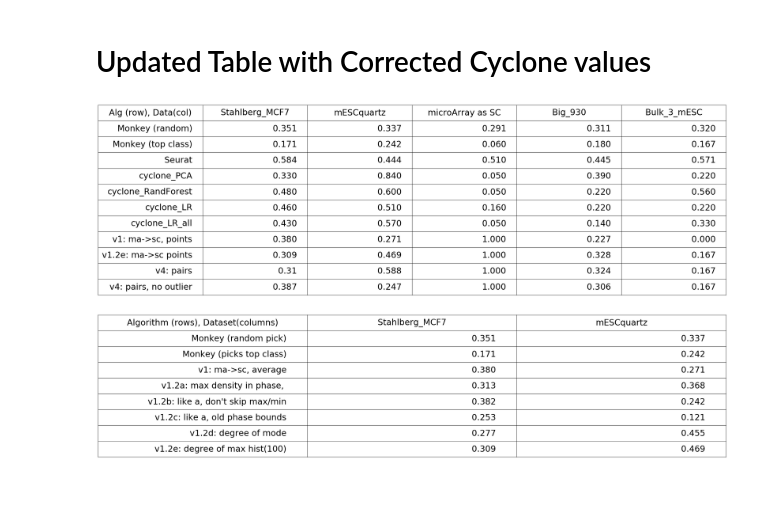
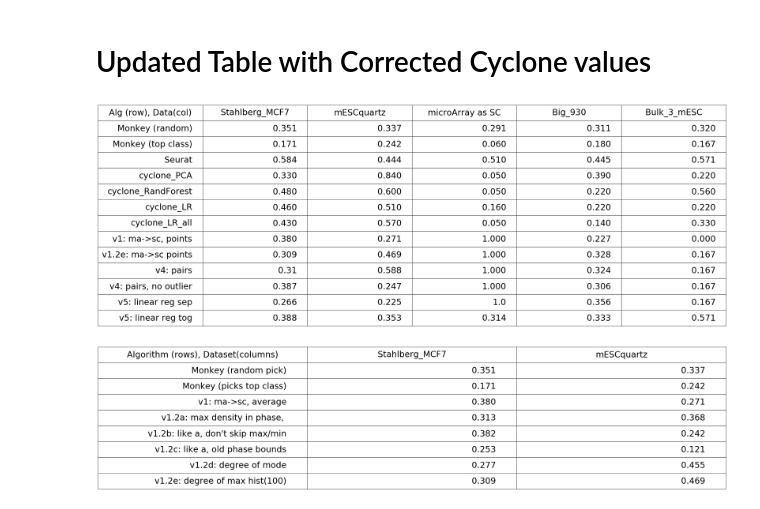
Before and after one commit to ayurovsky/cell_cycle, a Jupyter notebook: Micro-Array-Get-Discriminating-Pairs-November.ipynb, the cells around one changed output. Drawn from its saved outputs; the diff is of its cells as text; code cells hidden in the pictures.

```diff
--- a/Micro-Array-Get-Discriminating-Pairs-November.ipynb
+++ b/Micro-Array-Get-Discriminating-Pairs-November.ipynb
@@ -812,34 +812,40 @@ big_comparison_data.append(["Monkey (top class)", "0.171", "0.242", "0.060", "0.
 big_comparison_data.append(["Seurat", "0.584", "0.444", "0.510", "0.445", "0.571"]) # from EndSeptember notebook
 big_comparison_data.append(["cyclone_PCA", "0.330", "0.840", "0.050", "0.390", "0.220"]) # from code, on my laptop, prep in this (November) notebook
 big_comparison_data.append(["cyclone_RandForest", "0.480", "0.600", "0.050", "0.220", "0.560"])
 big_comparison_data.append(["cyclone_LR", "0.460", "0.510", "0.160", "0.220", "0.220"])
 big_comparison_data.append(["cyclone_LR_all", "0.430", "0.570", "0.050", "0.140", "0.330"])
 # micro-array as sc with GTEX Leg TPM percent normalization single comparison
 big_comparison_data.append(["v1: ma->sc, points", "0.380", "0.271", "1.000", "0.227", "0.000"]) # from October notebook with leg TPM, percent normalization
 #big_comparison_data.append(["v2: sc->ma w int TPM, points", "0.421", "0.114", "0.726"]) # from October notebook
 #big_comparison_data.append(["v3: sc->ma w int TPM, pairs", "0.495", "0.111", ""]) # from this (November) notebook; also, November_v3_mESCquartz.py
 # best v1 from table below
 big_comparison_data.append(["v1.2e: ma->sc points", "0.309", "0.469", "1.000", "0.328", "0.167"])
 # v4 based on 1.2e: ma->sc pairs, not ignore out of bounds, cutoff genes with fourier < 10 - from October notebook
 big_comparison_data.append(["v4: pairs", "0.31", "0.588", "1.000", "0.324", "0.167"]) #- from October notebook
 big_comparison_data.append(["v4: pairs, no outlier", "0.387", "0.247", "1.000", "0.306", "0.167"]) #- from October notebook
 
+#big_comparison_data.append(["v5: linear reg tog (angle mis-match)", "0.388", "0.353", "0.304 ", "0.333", "0.571"]) #- from January notebook
+#big_comparison_data.append(["v5: linear reg sep, ang 1", "0.364", "0.242", "1.0", "0.313", "0.167"]) #- from January notebook
+# Angles version 2
+big_comparison_data.append(["v5: linear reg sep", "0.266", "0.225", "1.0", "0.356", "0.167"]) #- from January notebook
+big_comparison_data.append(["v5: linear reg tog", "0.388", "0.353", "0.314", "0.333", "0.571"]) #- from January notebook
+
 plt.figure(1, figsize=(20, 2))
 plt.subplots_adjust(bottom = 0.1)
 column_labels = ["Alg (row), Data(col)", "Stahlberg_MCF7", "mESCquartz", "microArray as SC", "Big_930", "Bulk_3_mESC"] #, "Buetner_182"]
 ax = subplot(111, frame_on=False)
 ax.xaxis.set_visible(False)
 ax.yaxis.set_visible(False)
 the_table = ax.table(cellText=big_comparison_data, colLabels=column_labels, loc="center")
 the_table.auto_set_font_size(False)
 the_table.set_fontsize(30)
 the_table.scale(2, 2)
 table_props = the_table.properties()
 table_cells = table_props['child_artists']
 for cell in table_cells: cell.set_height(0.5)
 plt.show()
 # %% [output]
-[figure, old version]
+[figure, new version]
 # %%
 import matplotlib.pyplot as plt
 from pylab import *
```
Also changed, not shown: 14 other files.
